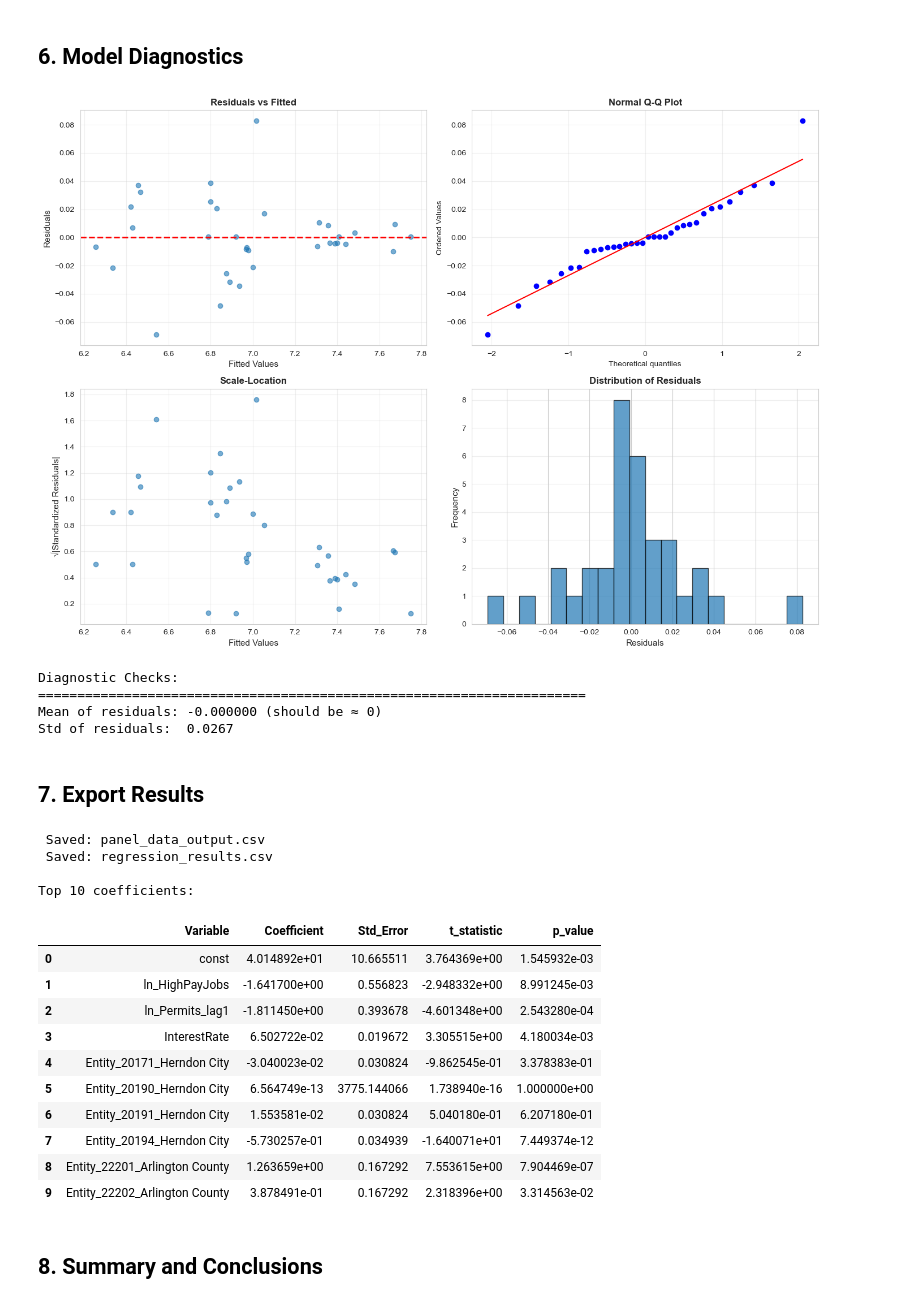
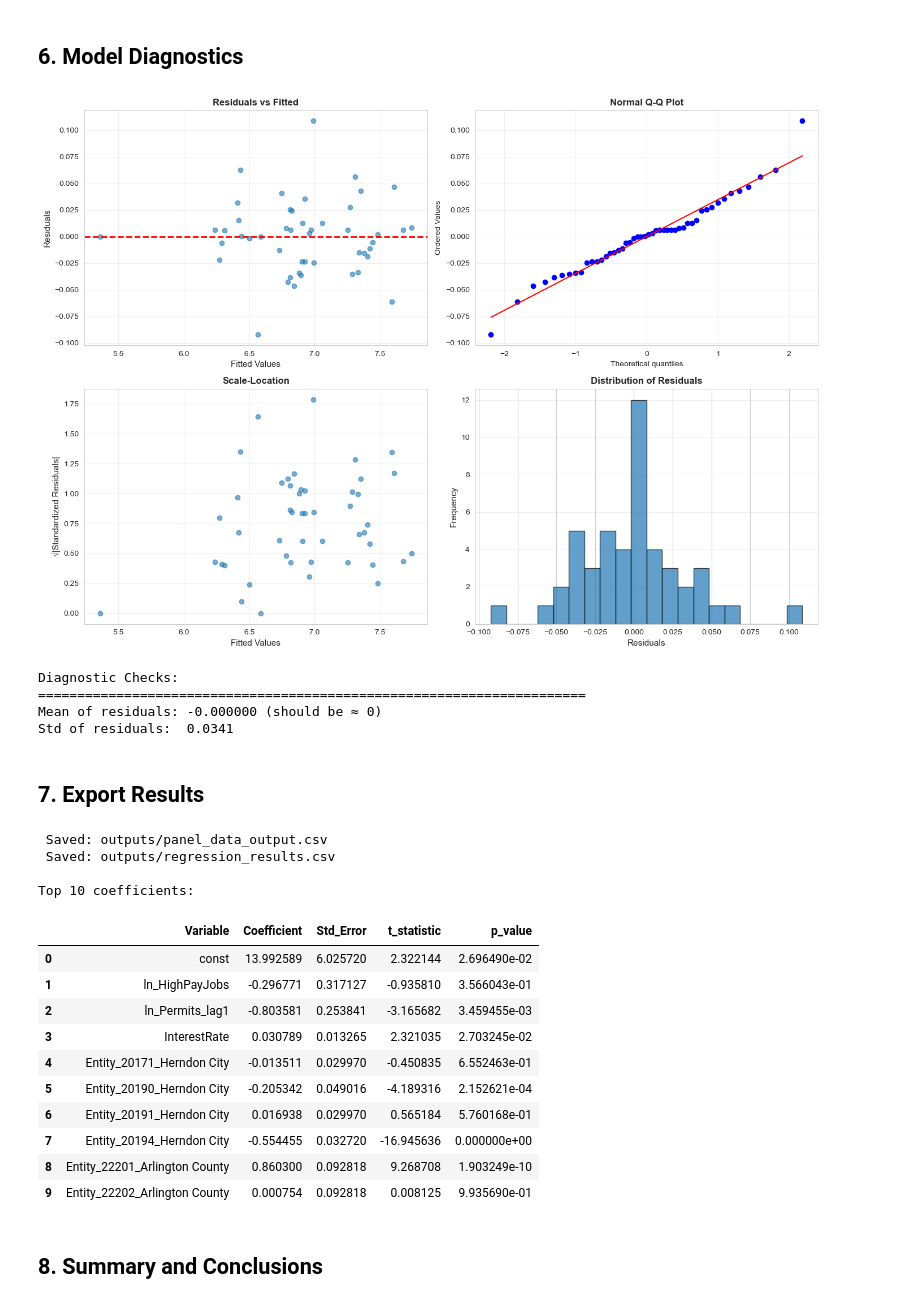
Before and after one commit to DanialB7220/Job-Creation-and-its-impact-on-Property-Values-Draft-Code, a Jupyter notebook: northern_va_housing_analysis.ipynb, the cells around one changed output. Drawn from its saved outputs; the diff is of its cells as text; code cells hidden in the pictures.

```diff
--- a/northern_va_housing_analysis.ipynb
+++ b/northern_va_housing_analysis.ipynb
@@ -22,9 +22,14 @@ sns.set_style("whitegrid")
 plt.rcParams['figure.figsize'] = (14, 8)
 plt.rcParams['font.size'] = 10
 
+# Create outputs folder for all tables, figures, and results
+OUT_DIR = Path('outputs')
+OUT_DIR.mkdir(exist_ok=True)
+
 print("Libraries imported successfully!")
 print(f"Pandas version: {pd.__version__}")
 print(f"NumPy version: {np.__version__}")
+print(f"Outputs will be saved to: {OUT_DIR.absolute()}")
 # %% [output]
 Libraries imported successfully!
 Pandas version: 2.3.3
@@ -396,6 +402,8 @@ permit_data['ln_Permits'] = np.log(permit_data['PermitsPer1000Households'])
 # Create lagged supply intensity (t-1)
 permit_data = permit_data.sort_values('Year')
 permit_data['ln_Permits_lag1'] = permit_data['ln_Permits'].shift(1)
+# For 2021 there is no prior year; use current-year permits so 2021 stays in the panel
+permit_data['ln_Permits_lag1'] = permit_data['ln_Permits_lag1'].fillna(permit_data['ln_Permits'])
 
 print('Household-based permit scaling (year-specific):')
 print('=' * 70)
@@ -997,6 +1077,7 @@ axes[1, 1].set_title('Distribution of Residuals', fontsize=12, fontweight='bold'
 axes[1, 1].grid(True, alpha=0.3, axis='y')
 
 plt.tight_layout()
+plt.savefig(OUT_DIR / 'diagnostics.png', dpi=150, bbox_inches='tight')
 plt.show()
 
 print("Diagnostic Checks:")
@@ -1004,49 +1085,49 @@ print("=" * 70)
 print(f"Mean of residuals: {np.mean(residuals):.6f} (should be ≈ 0)")
 print(f"Std of residuals:  {np.std(residuals):.4f}")
 # %% [output]
-[figure, old version]
+[figure, new version]
 Diagnostic Checks:
 ======================================================================
 Mean of residuals: -0.000000 (should be ≈ 0)
-Std of residuals:  0.0267
+Std of residuals:  0.0341
 # %% [markdown]
 ## 7. Export Results
 # %%
 # Save panel data
-panel_complete.to_csv('panel_data_output.csv', index=False)
-print(" Saved: panel_data_output.csv")
+panel_complete.to_csv(OUT_DIR / 'panel_data_output.csv', index=False)
+print(" Saved:", OUT_DIR / 'panel_data_output.csv')
 
 # Create regression results DataFrame
 results_df = pd.DataFrame({
     'Variable': feature_names,
     'Coefficient': beta,
     'Std_Error': std_errors,
     't_statistic': t_stats,
     'p_value': p_values
 })
 
-results_df.to_csv('regression_results.csv', index=False)
-print(" Saved: regression_results.csv")
+results_df.to_csv(OUT_DIR / 'regression_results.csv', index=False)
+print(" Saved:", OUT_DIR / 'regression_results.csv')
 
 # Display results
 print("\nTop 10 coefficients:")
 results_df.head(10)
 # %% [output]
- Saved: panel_data_output.csv
- Saved: regression_results.csv
+ Saved: outputs/panel_data_output.csv
+ Saved: outputs/regression_results.csv
 
 Top 10 coefficients:
 |  | Variable | Coefficient | Std_Error | t_statistic | p_value |
-| 0 | const | 4.014892e+01 | 10.665511 | 3.764369e+00 | 1.545932e-03 |
-| 1 | ln_HighPayJobs | -1.641700e+00 | 0.556823 | -2.948332e+00 | 8.991245e-03 |
-| 2 | ln_Permits_lag1 | -1.811450e+00 | 0.393678 | -4.601348e+00 | 2.543280e-04 |
-| 3 | InterestRate | 6.502722e-02 | 0.019672 | 3.305515e+00 | 4.180034e-03 |
-| 4 | Entity_20171_Herndon City | -3.040023e-02 | 0.030824 | -9.862545e-01 | 3.378383e-01 |
-| 5 | Entity_20190_Herndon City | 6.564749e-13 | 3775.144066 | 1.738940e-16 | 1.000000e+00 |
-| 6 | Entity_20191_Herndon City | 1.553581e-02 | 0.030824 | 5.040180e-01 | 6.207180e-01 |
-| 7 | Entity_20194_Herndon City | -5.730257e-01 | 0.034939 | -1.640071e+01 | 7.449374e-12 |
-| 8 | Entity_22201_Arlington County | 1.263659e+00 | 0.167292 | 7.553615e+00 | 7.904469e-07 |
-| 9 | Entity_22202_Arlington County | 3.878491e-01 | 0.167292 | 2.318396e+00 | 3.314563e-02 |
+| 0 | const | 13.992589 | 6.025720 | 2.322144 | 2.696490e-02 |
+| 1 | ln_HighPayJobs | -0.296771 | 0.317127 | -0.935810 | 3.566043e-01 |
+| 2 | ln_Permits_lag1 | -0.803581 | 0.253841 | -3.165682 | 3.459455e-03 |
+| 3 | InterestRate | 0.030789 | 0.013265 | 2.321035 | 2.703245e-02 |
+| 4 | Entity_20171_Herndon City | -0.013511 | 0.029970 | -0.450835 | 6.552463e-01 |
+| 5 | Entity_20190_Herndon City | -0.205342 | 0.049016 | -4.189316 | 2.152621e-04 |
+| 6 | Entity_20191_Herndon City | 0.016938 | 0.029970 | 0.565184 | 5.760168e-01 |
+| 7 | Entity_20194_Herndon City | -0.554455 | 0.032720 | -16.945636 | 0.000000e+00 |
+| 8 | Entity_22201_Arlington County | 0.860300 | 0.092818 | 9.268708 | 1.903249e-10 |
+| 9 | Entity_22202_Arlington County | 0.000754 | 0.092818 | 0.008125 | 9.935690e-01 |
 # %% [markdown]
 ## 8. Summary and Conclusions
 # %%
```
Also changed, not shown: parts of 17 cells of this notebook, 15 other files.
